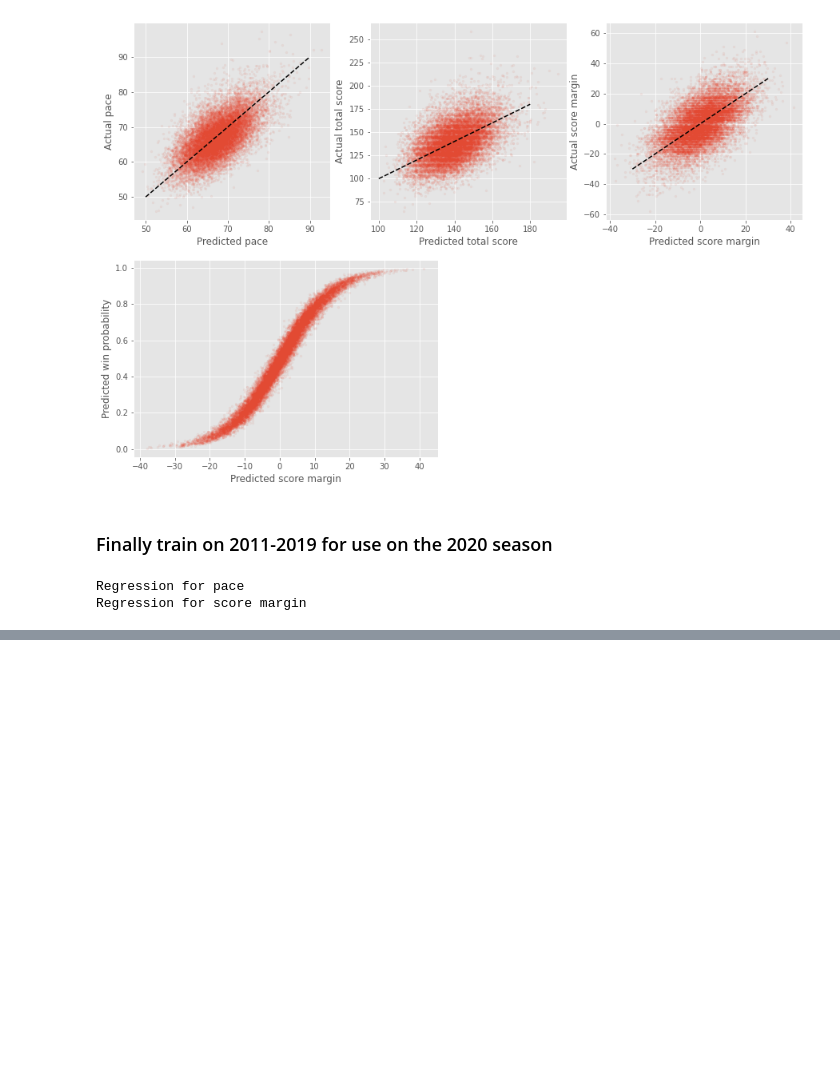
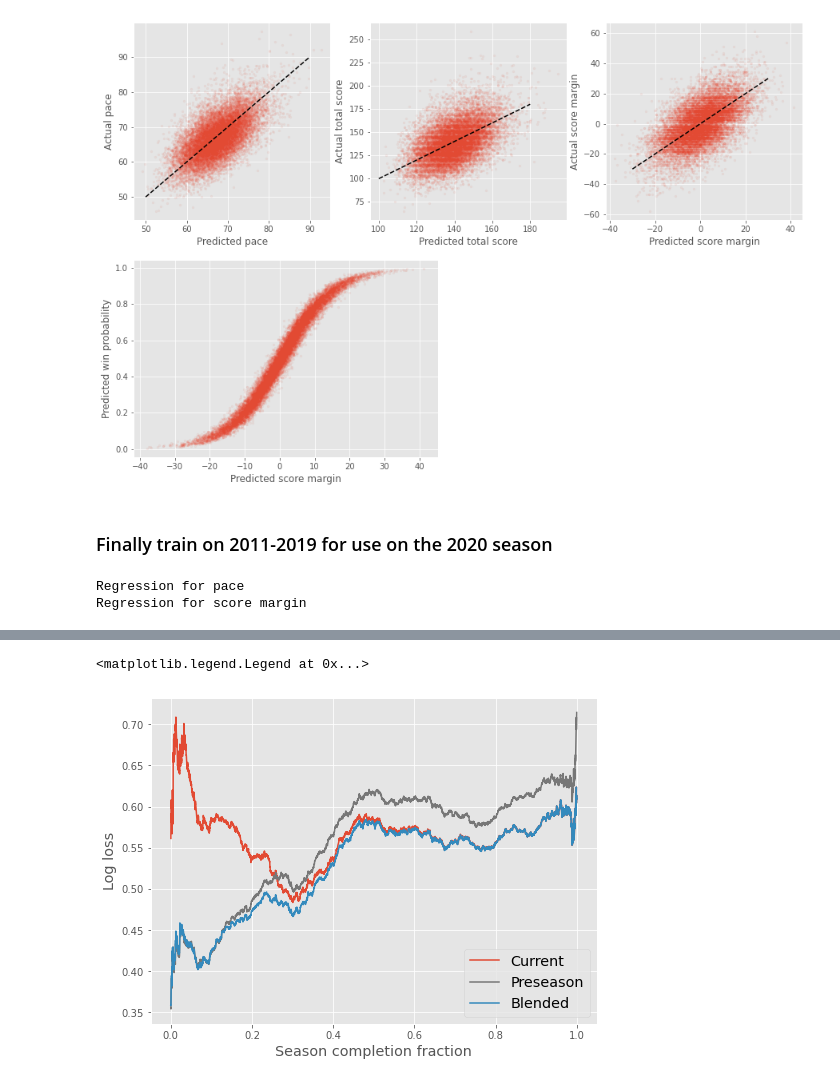
Before and after one commit to bjmarsh/WatchCBB, a Jupyter notebook: notebooks/game_model_train.ipynb, the cells around one changed output, grey strips where cells are left out. Drawn from its saved outputs; the diff is of its cells as text; code cells hidden in the pictures; blank space fills up the shorter version.

Commit message:
preseason model implementation and validation

```diff
--- a/notebooks/game_model_train.ipynb
+++ b/notebooks/game_model_train.ipynb
@@ -317,8 +321,8 @@ for iax, ax in enumerate(axs):
     errs = []
     for i in range(len(binedges)-1):
         if iax==0:
-            num = ((data.predicted_prob > binedges[i]) & (data.predicted_prob < binedges[i+1]) & data.result).sum()
-            den = ((data.predicted_prob > binedges[i]) & (data.predicted_prob < binedges[i+1])).sum()
+            num = ((data.prob > binedges[i]) & (data.prob < binedges[i+1]) & data.result).sum()
+            den = ((data.prob > binedges[i]) & (data.prob < binedges[i+1])).sum()
         else:
             num = ((data.upset_prob > binedges[i]) & (data.upset_prob < binedges[i+1]) & data.is_upset).sum()
             den = ((data.upset_prob > binedges[i]) & (data.upset_prob < binedges[i+1])).sum()
@@ -328,8 +332,8 @@ for iax, ax in enumerate(axs):
         errs.append([f-low, high-f])
 
     if iax==0:
-        dens = data.predicted_prob
-        nums = data.predicted_prob[data.result.astype(bool)]
+        dens = data.prob
+        nums = data.prob[data.result.astype(bool)]
     else:
         dens = data.upset_prob
         nums = data.upset_prob[data.is_upset.astype(bool)]
@@ -446,6 +450,10 @@ X_train = data_train[PCAFEATURES+['HA']]
 y_train = data_train.result
 
 logreg.fit(X_train, y_train)
+
+logreg_simple = LogisticRegression()
+X_train = data_train[["effdiff","HA"]]
+logreg_simple.fit(X_train, y_train)
 
 linreg_pace = LinearRegression()
 linreg_margin = LinearRegression()
@@ -460,7 +468,7 @@ X_train = np.array([pred_pace_train*data_train.effdiff, data_train.HA]).T
 linreg_margin.fit(X_train, data_train.margin)
 
 with open('../models/game_regressions.pkl', 'wb') as fid:
-    pickle.dump((pca, logreg, linreg_pace, linreg_margin), fid)
+    pickle.dump((pca, logreg, logreg_simple, linreg_pace, linreg_margin), fid)
 # %% [output]
 Regression for pace
 Regression for score margin
@@ -466,0 +532,30 @@ Regression for score margin
+# %%
+df_all.result = df_all.result.astype(int)
+ll_raw = -df_all.result*np.log(df_all.prob) - (1-df_all.result)*np.log(1-df_all.prob)
+ll_blend = -df_all.result*np.log(df_all.blended_prob) - (1-df_all.result)*np.log(1-df_all.blended_prob)
+ll_pre = -df_all.result*np.log(df_all.preseason_prob) - (1-df_all.result)*np.log(1-df_all.preseason_prob)
+
+N = 1000
+norm = np.convolve(np.ones(ll_raw.size,), np.ones(N,), mode='full')
+avg_raw = np.convolve(ll_raw, np.ones(N,), mode='full') / norm
+avg_blend = np.convolve(ll_blend, np.ones(N,), mode='full') / norm
+avg_pre = np.convolve(ll_pre, np.ones(N,), mode='full') / norm
+
+# avg_raw = np.exp(-avg_raw)
+# avg_blend = np.exp(-avg_blend)
+
+avg_raw = avg_raw[50:-50]
+avg_blend = avg_blend[50:-50]
+avg_pre = avg_pre[50:-50]
+
+plt.figure(figsize=(8,6))
+plt.plot(np.linspace(0,1,avg_raw.size), avg_raw, label="Current", color=list(plt.rcParams['axes.prop_cycle'])[0]['color'])
+plt.plot(np.linspace(0,1,avg_pre.size), avg_pre, label="Preseason", color=list(plt.rcParams['axes.prop_cycle'])[3]['color'])
+plt.plot(np.linspace(0,1,avg_blend.size), avg_blend, label="Blended", color=list(plt.rcParams['axes.prop_cycle'])[1]['color'])
+plt.xlabel('Season completion fraction', fontsize='x-large')
+plt.ylabel('Log loss', fontsize='x-large')
+# plt.gca().set_ylim(ymin=0)
+plt.legend(fontsize='x-large')
+# %% [output]
+<matplotlib.legend.Legend at 0x...>
+[figure, added]
```
Also changed, not shown: parts of 8 cells of this notebook, 6 other files.
